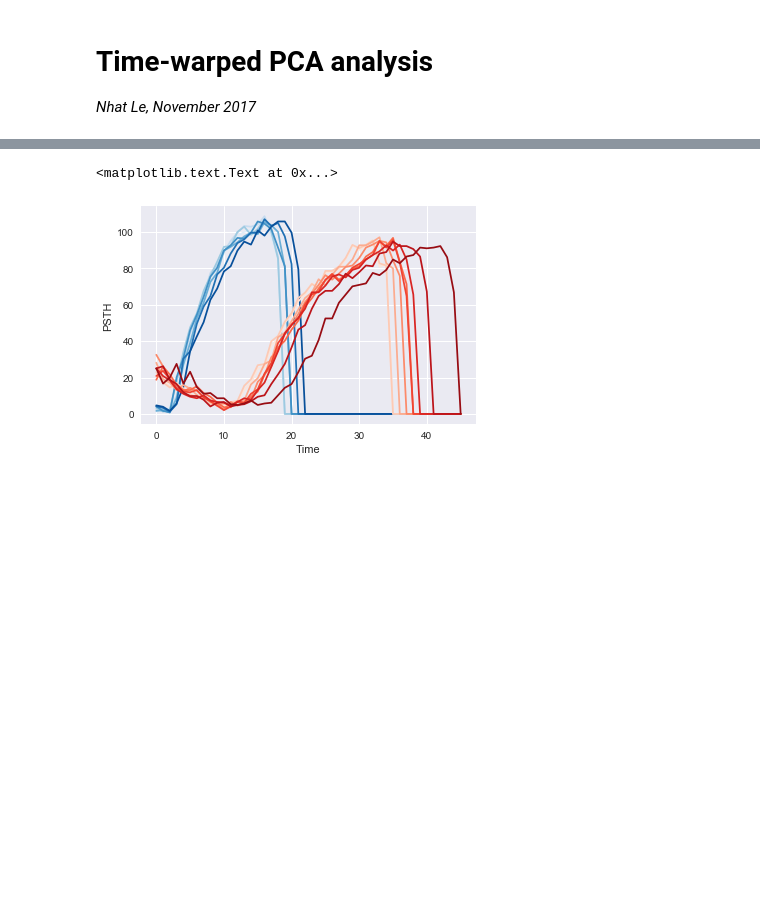
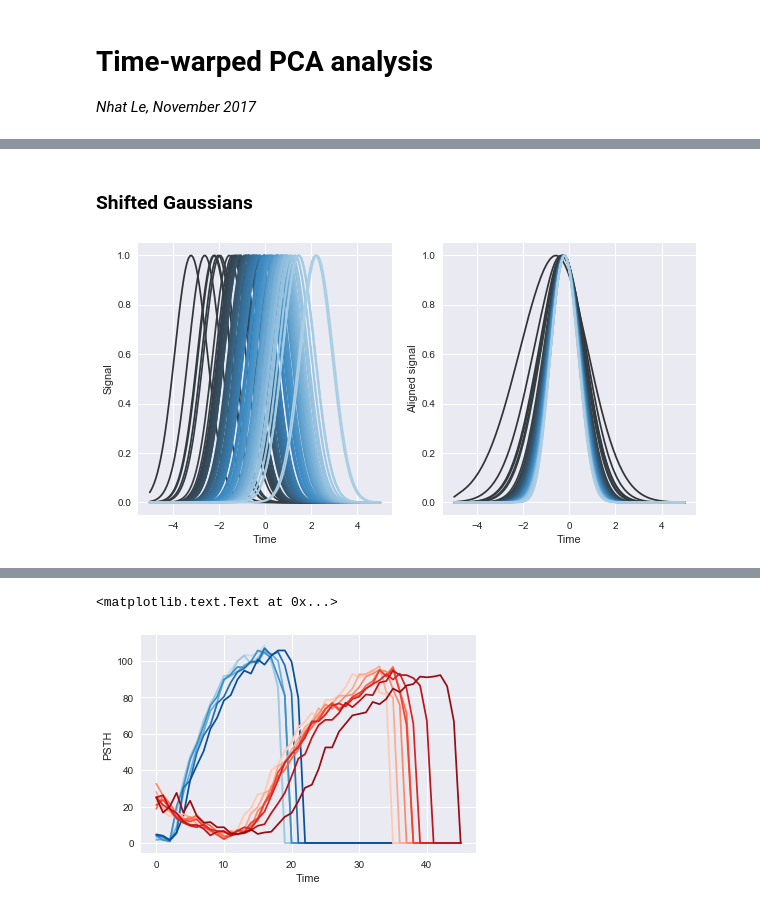
Before and after one commit to lmn93beo/twPCA-Neural-Analysis, a Jupyter notebook: twpca_neural_analysis.ipynb, the cells around one changed output, grey strips where cells are left out. Cells and saved outputs as stored; diff of their text form; code cells hidden in the pictures; blank space fills up the shorter version.

Commit message:
Synthetic gaussian alignment

```diff
--- a/twpca_neural_analysis.ipynb
+++ b/twpca_neural_analysis.ipynb
@@ -10,0 +13,8 @@ import seaborn as sns
+# %% [markdown]
+### Shifted Gaussians
+# %%
+def gauss_fun(t, t0):
+    '''Gaussian function centered at t0'''
+    return np.exp(-(t - t0)**2)
+
+gauss_fun_vec = np.vectorize(gauss_fun)
@@ -10,0 +23,29 @@ import seaborn as sns
+# %%
+#t = np.arange(-15, 15, 0.1)
+t = np.linspace(-5, 5, 150)
+np.random.seed(1235)
+sig = gauss_fun_vec(t, 0)
+nsamples = 100
+#jitters = np.random.normal(scale=1, size=nsamples)
+jitters = np.random.randn(nsamples)
+sort_jitters = np.sort(jitters)
+
+array = [gauss_fun(t, t0) for t0 in sort_jitters]
+all_obs = np.vstack(array)
+# %%
+model_gauss, recons_gauss, warp_gauss = run_twpca(all_obs, 1)
+# %%
+fig, ax = plt.subplots(1, 2, figsize=(10, 5))
+palette_fig1 = sns.color_palette('Blues_d', nsamples)
+
+for i in range(nsamples):
+    ax[0].plot(t, all_obs[i,:], color=palette_fig1[i]);
+    ax[1].plot(t, recons_gauss[i,:,0], color=palette_fig1[i]);
+    ax[0].set_xlabel('Time')
+    ax[0].set_ylabel('Signal')
+
+    ax[1].set_xlabel('Time')
+    ax[1].set_ylabel('Aligned signal')
+plt.savefig('twpca_gaussians_100_171101.pdf')
+# %% [output]
+[figure, added]
```
Also changed, not shown: parts of 32 cells of this notebook.
